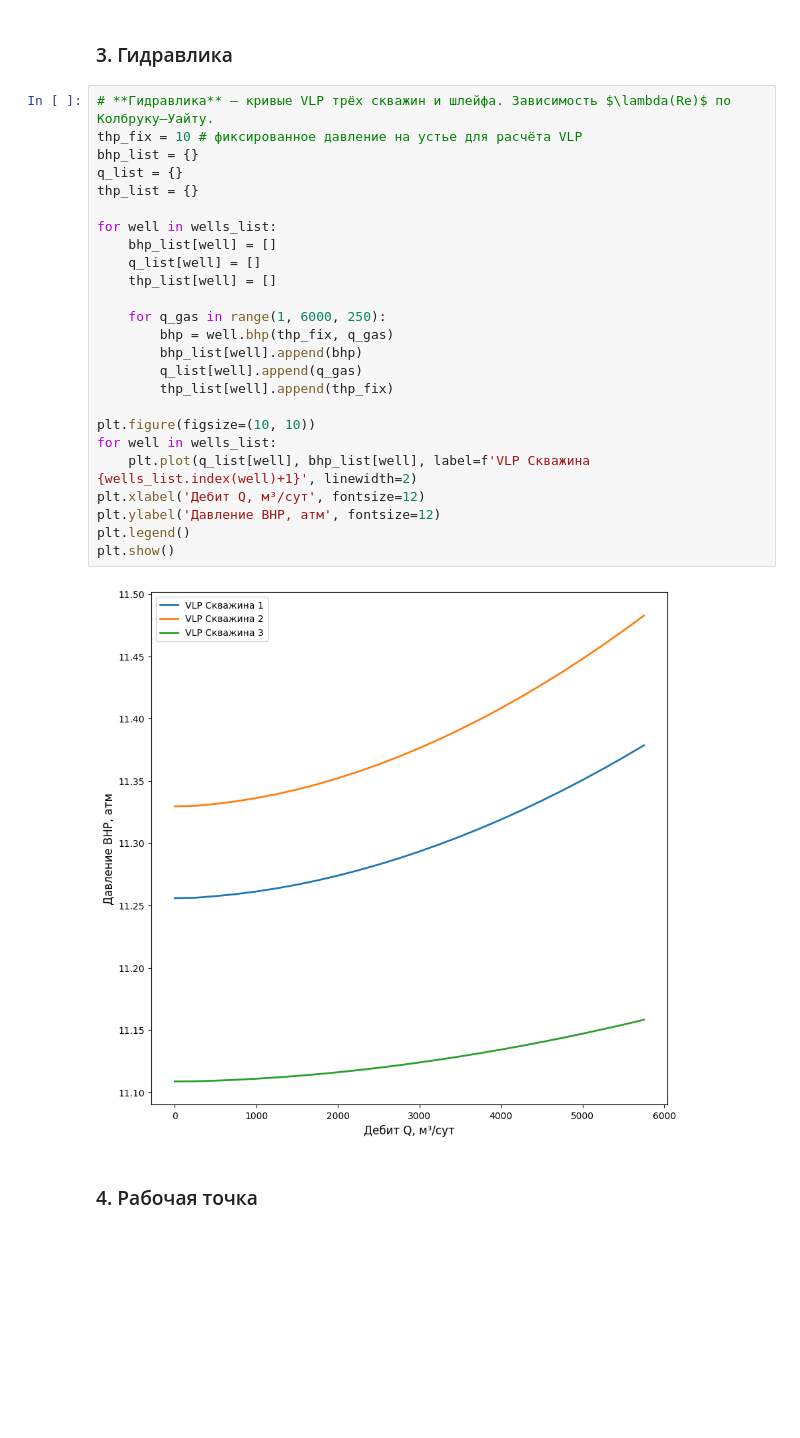
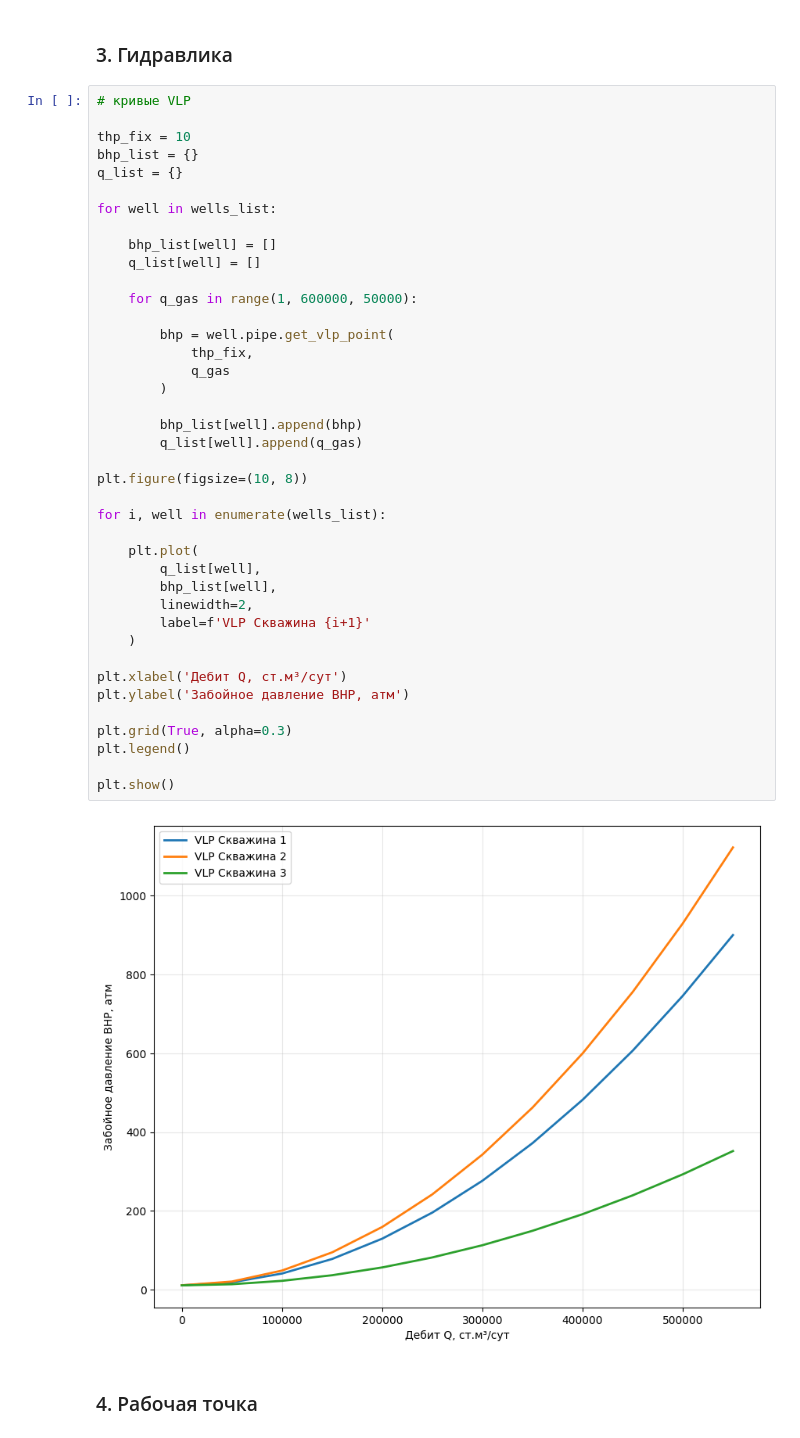
Before and after one commit to Rexihs/HomeWork, a Jupyter notebook: курсовая.ipynb, the cells around one changed output. Saved outputs shown, nothing was run; the diff lists cells and outputs as text; blank space fills up the shorter version.

```diff
--- a/курсовая.ipynb
+++ b/курсовая.ipynb
@@ -244,32 +227,47 @@ plt.legend()
 # %% [markdown]
 ### 3. Гидравлика
 # %%
-# **Гидравлика** — кривые VLP трёх скважин и шлейфа. Зависимость $\lambda(Re)$ по Колбруку–Уайту.
-thp_fix = 10 # фиксированное давление на устье для расчёта VLP
+# кривые VLP
+
+thp_fix = 10
 bhp_list = {}
 q_list = {}
-thp_list = {}
 
 for well in wells_list:
+
     bhp_list[well] = []
     q_list[well] = []
-    thp_list[well] = []
 
-    for q_gas in range(1, 6000, 250):
-        bhp = well.bhp(thp_fix, q_gas)
+    for q_gas in range(1, 600000, 50000):
+
+        bhp = well.pipe.get_vlp_point(
+            thp_fix,
+            q_gas
+        )
+
         bhp_list[well].append(bhp)
         q_list[well].append(q_gas)
-        thp_list[well].append(thp_fix)
 
-plt.figure(figsize=(10, 10))
-for well in wells_list:
-    plt.plot(q_list[well], bhp_list[well], label=f'VLP Скважина {wells_list.index(well)+1}', linewidth=2)
-plt.xlabel('Дебит Q, м³/сут', fontsize=12)
-plt.ylabel('Давление BHP, атм', fontsize=12)
+plt.figure(figsize=(10, 8))
+
+for i, well in enumerate(wells_list):
+
+    plt.plot(
+        q_list[well],
+        bhp_list[well],
+        linewidth=2,
+        label=f'VLP Скважина {i+1}'
+    )
+
+plt.xlabel('Дебит Q, ст.м³/сут')
+plt.ylabel('Забойное давление BHP, атм')
+
+plt.grid(True, alpha=0.3)
 plt.legend()
+
 plt.show()
 # %% [output]
-[figure, old version]
+[figure, new version]
 # %% [markdown]
 ### 4. Рабочая точка
 # %%
```
Also changed, not shown: parts of 14 cells of this notebook.
